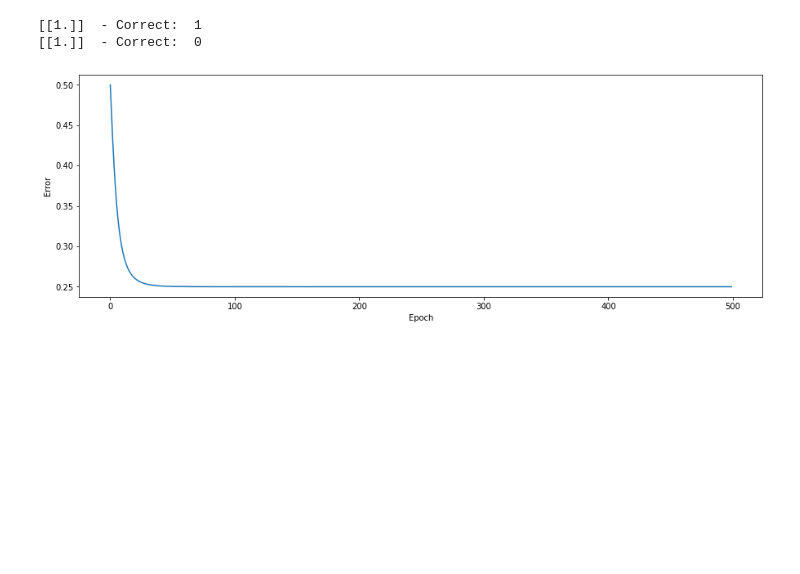
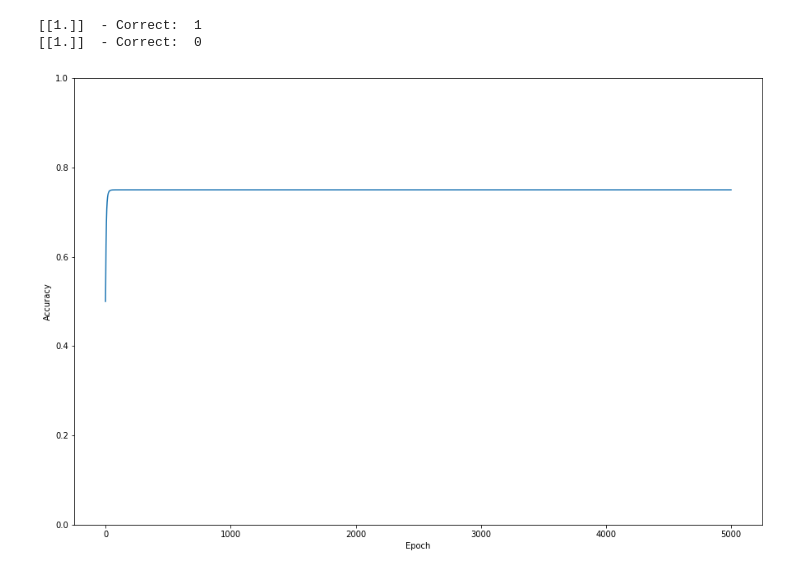
Before and after one commit to TezzSaru/MSDA-assignment, a Jupyter notebook: saru_week5.ipynb, the cells around one changed output. Saved outputs shown, nothing was run; the diff lists cells and outputs as text; code cells hidden in the pictures; blank space fills up the shorter version.

```diff
--- a/saru_week5.ipynb
+++ b/saru_week5.ipynb
@@ -126,12 +126,13 @@ class SoftNeuralNetwork:
         self.weights = np.array([[.50], [.50], [.50]])
         self.error_history = []
         self.epoch_list = []
+        self.accuracy_history = []
 
-    #activation function
+    #softmax activation function
     def softmax(self, x, deriv=False):
         if deriv == True:
             return x * (1 - x)
-        return np.exp(x)/sum(np.exp(x))
+        return np.exp(x)/np.sum(np.exp(x))
 
     # data will flow through the neural network.
     def feed_forward(self):
@@ -155,10 +156,11 @@ class SoftNeuralNetwork:
             accuracy = 1 - presentError
             self.error_history.append(presentError)
             self.epoch_list.append(epoch)
-            if accuracy >= 0.99:
-              print (f'Epoch: {epoch} \nAccuracy: {accuracy}')
-              print(f'The required epoch to get 99% accuracy is {epoch}')
-              break
+            self.accuracy_history.append(accuracy)
+            # if accuracy >= 0.99:
+            #   print (f'Epoch: {epoch} \nAccuracy: {accuracy}')
+            #   print(f'The required epoch to get 99% accuracy is {epoch}')
+            #   break
 
     # function to predict output on new and unseen input data
     def predict(self, new_input):
@@ -166,7 +168,7 @@ class SoftNeuralNetwork:
         return prediction
 # %%
 softNN = SoftNeuralNetwork(inputs,outputs)
-softNN.train(500)
+softNN.train(5000)
 # %%
 # create two new examples to predict
 example1 = np.array([[1, 0, 0]])
@@ -179,11 +181,12 @@ print(softNN.predict(example2), ' - Correct: ', example2[0][0])
 [[1.]]  - Correct:  1
 [[1.]]  - Correct:  0
 # %%
-# plot the error over the entire training duration
-plt.figure(figsize=(15,5))
-plt.plot(softNN.epoch_list, softNN.error_history)
+# plot the accuracy over the entire training duration
+plt.figure(figsize=(15,10))
+plt.plot(softNN.epoch_list, softNN.accuracy_history)
 plt.xlabel('Epoch')
-plt.ylabel('Error')
+plt.ylabel('Accuracy')
+plt.ylim([0,1])
 plt.show()
 # %% [output]
-[figure, old version]
+[figure, new version]
```
Also changed, not shown: parts of 4 cells of this notebook.
